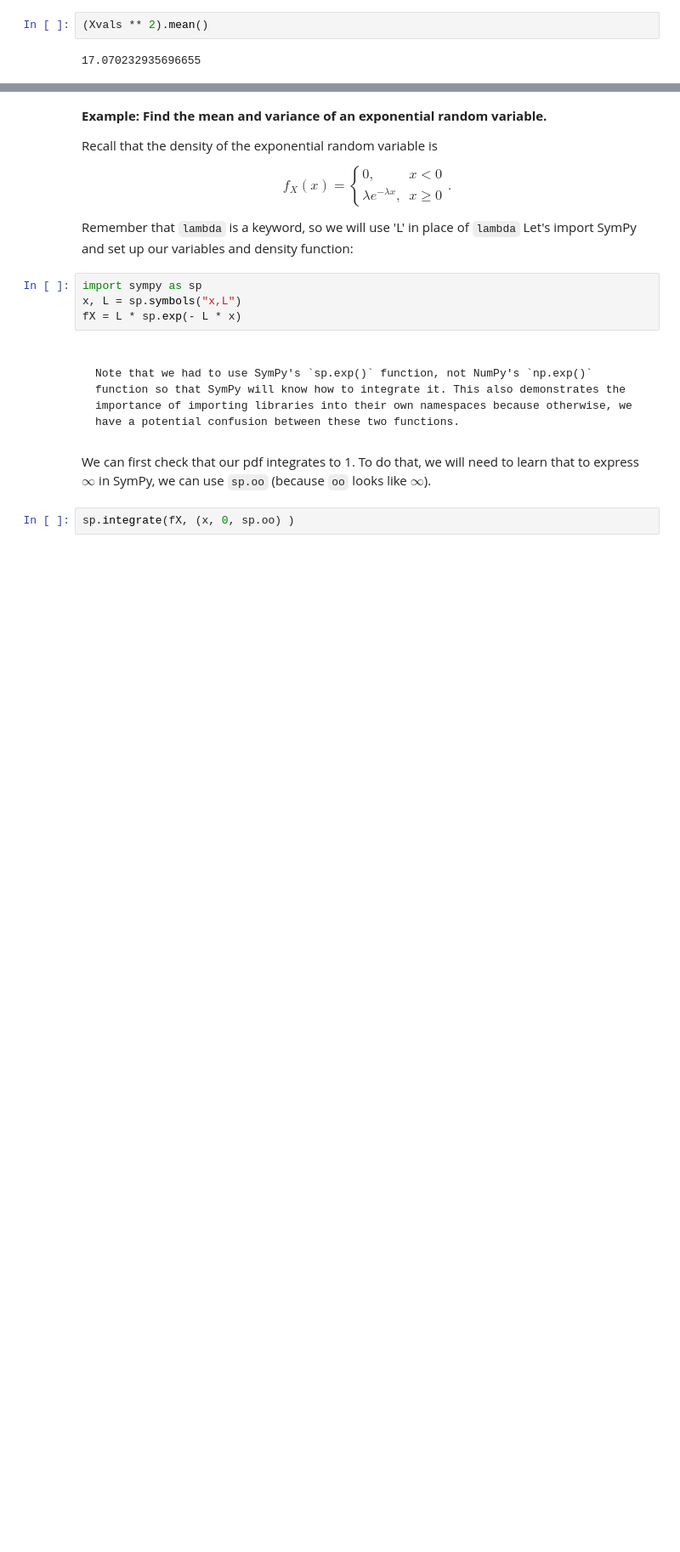
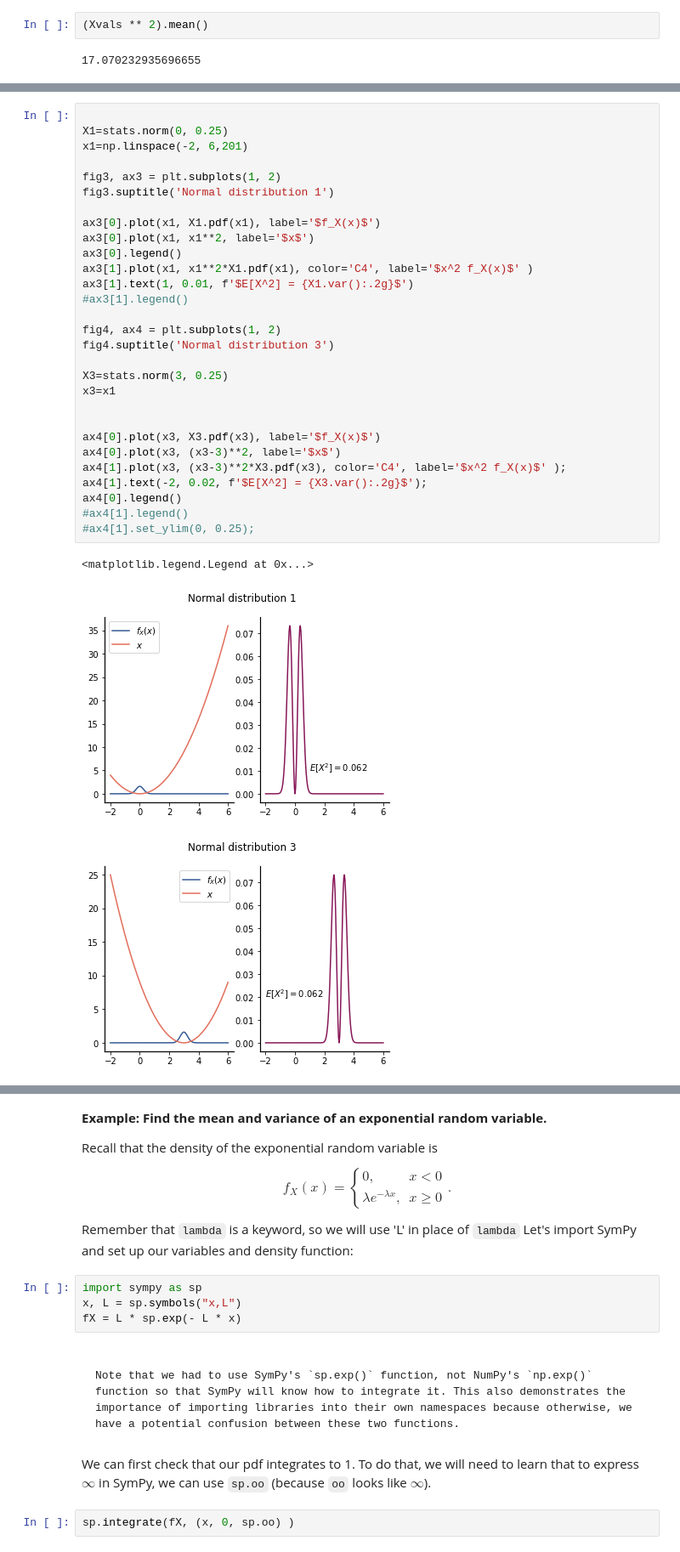
Before and after one commit to datalayer-courses/foundations-of-data-science-with-python, a Jupyter notebook: 09-moments/moments.ipynb, the cells around one changed output, grey strips where cells are left out. Shown: that part at 85% size. Cells and saved outputs as stored; diff of their text form; blank space fills up the shorter version.

```diff
--- a/09-moments/moments.ipynb
+++ b/09-moments/moments.ipynb
@@ -92,0 +257,33 @@ E[X^2] &= \int_{-\infty} ^{\infty} g(x) f_X(x)~dx \\
+# %%
+
+X1=stats.norm(0, 0.25)
+x1=np.linspace(-2, 6,201)
+
+fig3, ax3 = plt.subplots(1, 2)
+fig3.suptitle('Normal distribution 1')
+
+ax3[0].plot(x1, X1.pdf(x1), label='$f_X(x)$')
+ax3[0].plot(x1, x1**2, label='$x$')
+ax3[0].legend()
+ax3[1].plot(x1, x1**2*X1.pdf(x1), color='C4', label='$x^2 f_X(x)$' )
+ax3[1].text(1, 0.01, f'$E[X^2] = {X1.var():.2g}$')
+#ax3[1].legend()
+
+fig4, ax4 = plt.subplots(1, 2)
+fig4.suptitle('Normal distribution 3')
+
+X3=stats.norm(3, 0.25)
+x3=x1
+
+
+ax4[0].plot(x3, X3.pdf(x3), label='$f_X(x)$')
+ax4[0].plot(x3, (x3-3)**2, label='$x$')
+ax4[1].plot(x3, (x3-3)**2*X3.pdf(x3), color='C4', label='$x^2 f_X(x)$' );
+ax4[1].text(-2, 0.02, f'$E[X^2] = {X3.var():.2g}$');
+ax4[0].legend()
+#ax4[1].legend()
+#ax4[1].set_ylim(0, 0.25);
+# %% [output]
+<matplotlib.legend.Legend at 0x...>
+[figure, added]
+[figure, added]
```
Also changed, not shown: parts of 37 cells of this notebook, 2 other files.
